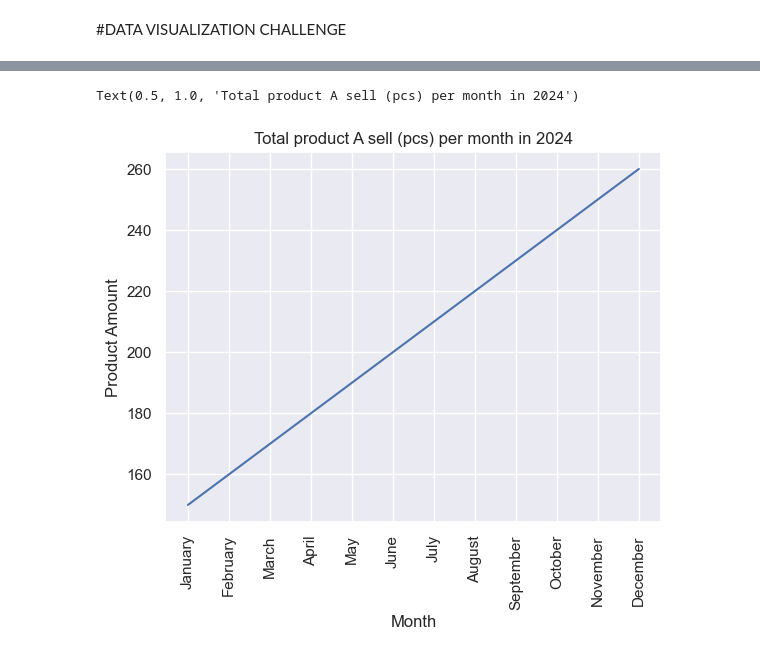
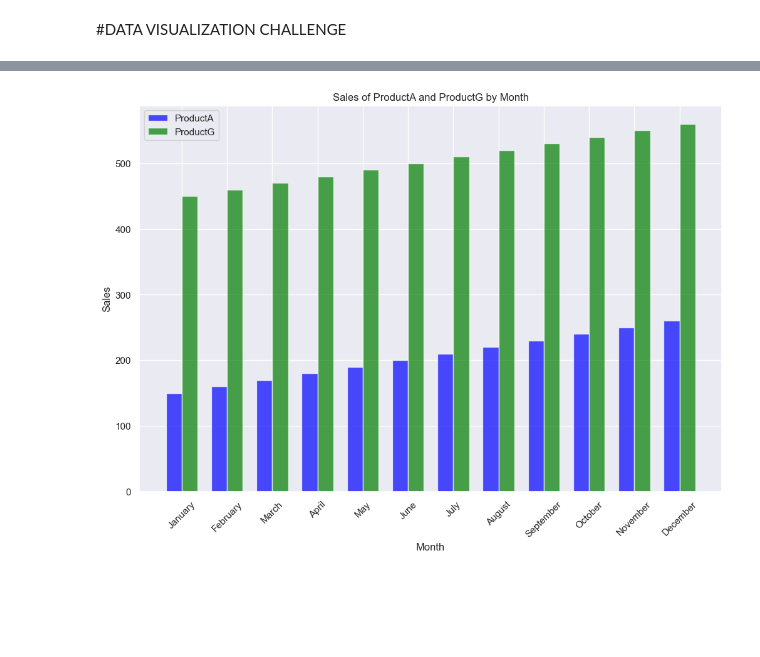
Before and after one commit to Bayukrisnam/public-project, a Jupyter notebook: matplotlib.ipynb, the cells around one changed output, grey strips where cells are left out. Drawn from its saved outputs; the diff is of its cells as text; code cells hidden in the pictures; blank space fills up the shorter version.

```diff
--- a/matplotlib.ipynb
+++ b/matplotlib.ipynb
@@ -6,6 +6,8 @@ import numpy as np
 import seaborn as sns
 # %%
 df_sales_data = pd.read_csv('C:\\Users\\Bayu\\anaconda3\\Lib\\site-packages\\pandas\\io\\parsers\\summary_sales.csv' , sep='|')
+# %%
+df_sales_data = df_sales_data.loc[:, ~df_sales_data.columns.str.contains('^Unnamed')]
 # %%
 print(df_sales_data)
 # %% [output]
@@ -82,12 +55,28 @@ Text(0.5, 1.0, 'Total product A sell (pcs) per month in 2024')
-# %%
-#Line chart
-x = df_sales_data['Month']
-y = df_sales_data['ProductA']
-plt.plot(x,y)
-plt.xlabel('Month')
-plt.ylabel('Product Amount')
-plt.xticks(rotation=90)
-plt.title('Total product A sell (pcs) per month in 2024')
-# %% [output]
-Text(0.5, 1.0, 'Total product A sell (pcs) per month in 2024')
-[figure, removed]
+# %%
+#Data Preparing
+x = df_sales_data['Month']
+yA= df_sales_data['ProductA']
+yG= df_sales_data['ProductG']
+x = np.arange(len(df_sales_data['Month']))
+width = 0.35
+fig, ax = plt.subplots(figsize=(12, 8))
+
+
+
+#Plot bar for A and G
+bars1 = ax.bar(x - width/2, df_sales_data['ProductA'], width, label='ProductA', color='blue', alpha=0.7)
+bars2 = ax.bar(x + width/2, df_sales_data['ProductG'], width, label='ProductG', color='green', alpha=0.7)
+
+#addition text
+ax.set_xlabel('Month')
+ax.set_ylabel('Sales')
+ax.set_title('Sales of ProductA and ProductG by Month')
+ax.set_xticks(x)
+ax.set_xticklabels(df_sales_data['Month'], rotation=45)
+ax.legend()
+
+#show plot
+plt.tight_layout
+plt.show()
+# %% [output]
+[figure, added]
```
Also changed, not shown: parts of 8 cells of this notebook, 1 other file.
